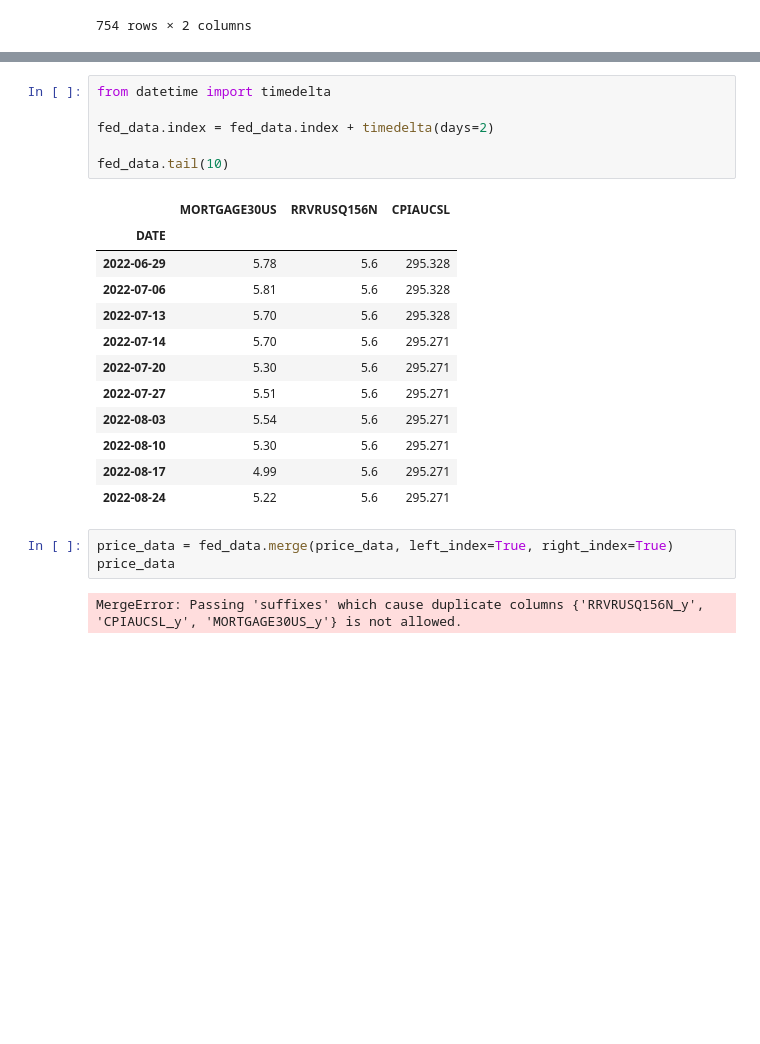
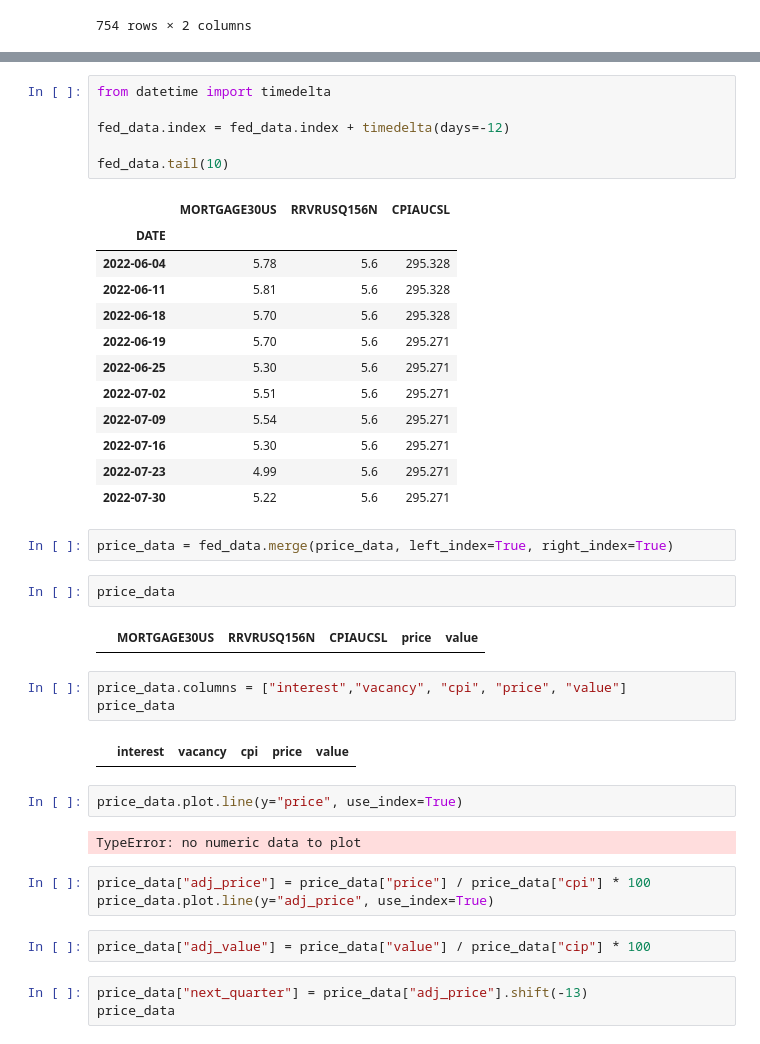
Before and after one commit to mleeppt/houseprices, a Jupyter notebook: Predict House Prices ML.ipynb, the cells around one changed output, grey strips where cells are left out. Saved outputs shown, nothing was run; the diff lists cells and outputs as text; blank space fills up the shorter version.

```diff
--- a/Predict House Prices ML.ipynb
+++ b/Predict House Prices ML.ipynb
@@ -329,24 +329,42 @@ fed_data.tail(20)
 # %%
 from datetime import timedelta
 
-fed_data.index = fed_data.index + timedelta(days=2)
+fed_data.index = fed_data.index + timedelta(days=-12)
 
 fed_data.tail(10)
 # %% [output]
 |  | MORTGAGE30US | RRVRUSQ156N | CPIAUCSL |
 | DATE |  |  |  |
-| 2022-06-29 | 5.78 | 5.6 | 295.328 |
-| 2022-07-06 | 5.81 | 5.6 | 295.328 |
-| 2022-07-13 | 5.70 | 5.6 | 295.328 |
-| 2022-07-14 | 5.70 | 5.6 | 295.271 |
-| 2022-07-20 | 5.30 | 5.6 | 295.271 |
-| 2022-07-27 | 5.51 | 5.6 | 295.271 |
-| 2022-08-03 | 5.54 | 5.6 | 295.271 |
-| 2022-08-10 | 5.30 | 5.6 | 295.271 |
-| 2022-08-17 | 4.99 | 5.6 | 295.271 |
-| 2022-08-24 | 5.22 | 5.6 | 295.271 |
+| 2022-06-04 | 5.78 | 5.6 | 295.328 |
+| 2022-06-11 | 5.81 | 5.6 | 295.328 |
+| 2022-06-18 | 5.70 | 5.6 | 295.328 |
+| 2022-06-19 | 5.70 | 5.6 | 295.271 |
+| 2022-06-25 | 5.30 | 5.6 | 295.271 |
+| 2022-07-02 | 5.51 | 5.6 | 295.271 |
+| 2022-07-09 | 5.54 | 5.6 | 295.271 |
+| 2022-07-16 | 5.30 | 5.6 | 295.271 |
+| 2022-07-23 | 4.99 | 5.6 | 295.271 |
+| 2022-07-30 | 5.22 | 5.6 | 295.271 |
 # %%
 price_data = fed_data.merge(price_data, left_index=True, right_index=True)
-price_data
-# %% [output]
-MergeError: Passing 'suffixes' which cause duplicate columns {'RRVRUSQ156N_y', 'CPIAUCSL_y', 'MORTGAGE30US_y'} is not allowed.
+# %%
+price_data
+# %% [output]
+|  | MORTGAGE30US | RRVRUSQ156N | CPIAUCSL | price | value |
+# %%
+price_data.columns = ["interest","vacancy", "cpi", "price", "value"]
+price_data
+# %% [output]
+|  | interest | vacancy | cpi | price | value |
+# %%
+price_data.plot.line(y="price", use_index=True)
+# %% [output]
+TypeError: no numeric data to plot
+# %%
+price_data["adj_price"] = price_data["price"] / price_data["cpi"] * 100
+price_data.plot.line(y="adj_price", use_index=True)
+# %%
+price_data["adj_value"] = price_data["value"] / price_data["cip"] * 100
+# %%
+price_data["next_quarter"] = price_data["adj_price"].shift(-13)
+price_data
```
Also changed, not shown: parts of 1 cell of this notebook.
